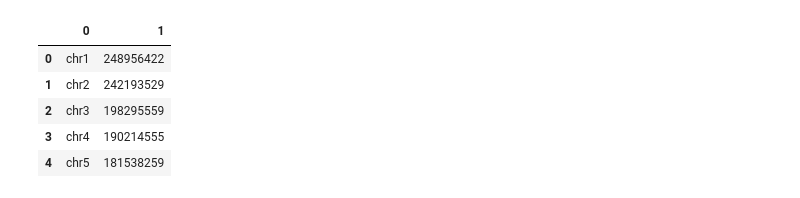
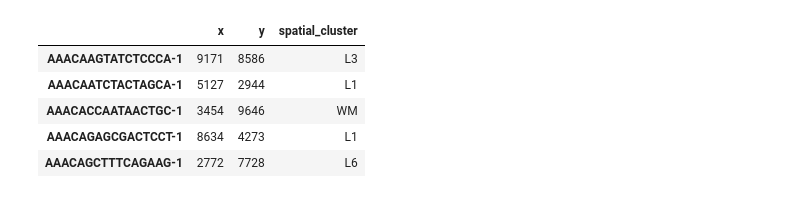
Before and after one commit to pinellolab/simstpy, a Jupyter notebook: notebooks/06.ipynb, the cells around one changed output. Cells and saved outputs as stored; diff of their text form; code cells hidden in the pictures.

```diff
--- a/notebooks/06.ipynb
+++ b/notebooks/06.ipynb
@@ -5,9 +0,0 @@ df = pd.read_csv("../simstpy/atac/genomes/hg38.chrom.sizes", sep="\t", header=No
-# %%
-df.head()
-# %% [output]
-|  | 0 | 1 |
-| 0 | chr1 | 248956422 |
-| 1 | chr2 | 242193529 |
-| 2 | chr3 | 198295559 |
-| 3 | chr4 | 190214555 |
-| 4 | chr5 | 181538259 |
@@ -13,0 +9,10 @@ df.head()
+# %%
+df_spatial = sim.spatial.read_pattern("human_DLPFC_151508")
+df_spatial.head()
+# %% [output]
+|  | x | y | spatial_cluster |
+| AAACAAGTATCTCCCA-1 | 9171 | 8586 | L3 |
+| AAACAATCTACTAGCA-1 | 5127 | 2944 | L1 |
+| AAACACCAATAACTGC-1 | 3454 | 9646 | WM |
+| AAACAGAGCGACTCCT-1 | 8634 | 4273 | L1 |
+| AAACAGCTTTCAGAAG-1 | 2772 | 7728 | L6 |
```
Also changed, not shown: parts of 17 cells of this notebook, 2 other files.
